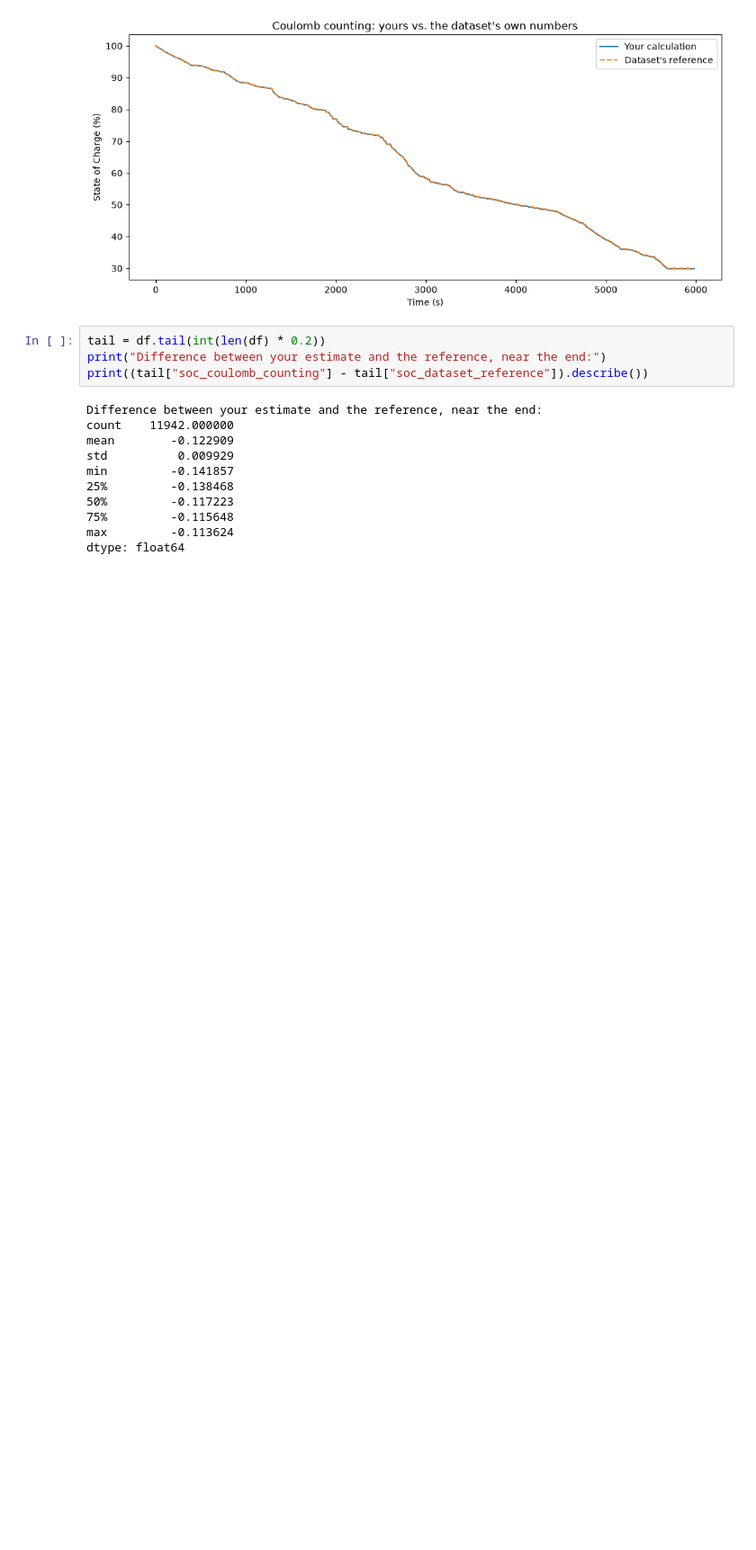
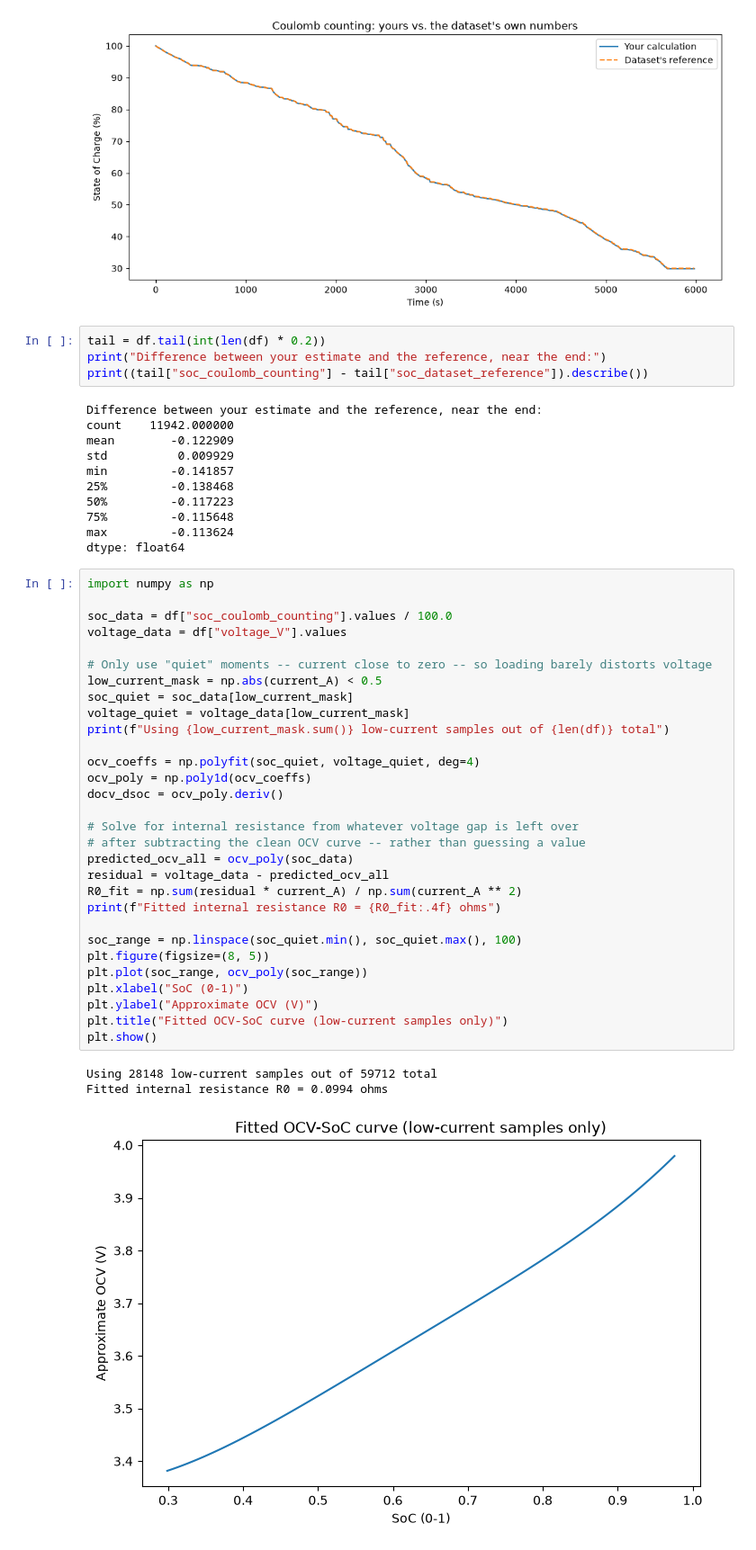
Before and after one commit to dibyashreesahu/ev-battery-soc-estimator, a Jupyter notebook: 01_explore_data.ipynb, the cells around one changed output. Shown at 90% size. Drawn from its saved outputs; the diff is of its cells as text; blank space fills up the shorter version.

```diff
--- a/01_explore_data.ipynb
+++ b/01_explore_data.ipynb
@@ -117,3 +117,37 @@ min         -0.141857
 75%         -0.115648
 max         -0.113624
 dtype: float64
+# %%
+import numpy as np
+
+soc_data = df["soc_coulomb_counting"].values / 100.0
+voltage_data = df["voltage_V"].values
+
+# Only use "quiet" moments -- current close to zero -- so loading barely distorts voltage
+low_current_mask = np.abs(current_A) < 0.5
+soc_quiet = soc_data[low_current_mask]
+voltage_quiet = voltage_data[low_current_mask]
+print(f"Using {low_current_mask.sum()} low-current samples out of {len(df)} total")
+
+ocv_coeffs = np.polyfit(soc_quiet, voltage_quiet, deg=4)
+ocv_poly = np.poly1d(ocv_coeffs)
+docv_dsoc = ocv_poly.deriv()
+
+# Solve for internal resistance from whatever voltage gap is left over
+# after subtracting the clean OCV curve -- rather than guessing a value
+predicted_ocv_all = ocv_poly(soc_data)
+residual = voltage_data - predicted_ocv_all
+R0_fit = np.sum(residual * current_A) / np.sum(current_A ** 2)
+print(f"Fitted internal resistance R0 = {R0_fit:.4f} ohms")
+
+soc_range = np.linspace(soc_quiet.min(), soc_quiet.max(), 100)
+plt.figure(figsize=(8, 5))
+plt.plot(soc_range, ocv_poly(soc_range))
+plt.xlabel("SoC (0-1)")
+plt.ylabel("Approximate OCV (V)")
+plt.title("Fitted OCV-SoC curve (low-current samples only)")
+plt.show()
+# %% [output]
+Using 28148 low-current samples out of 59712 total
+Fitted internal resistance R0 = 0.0994 ohms
+[figure, added]
```
Also changed, not shown: parts of 3 cells of this notebook.
